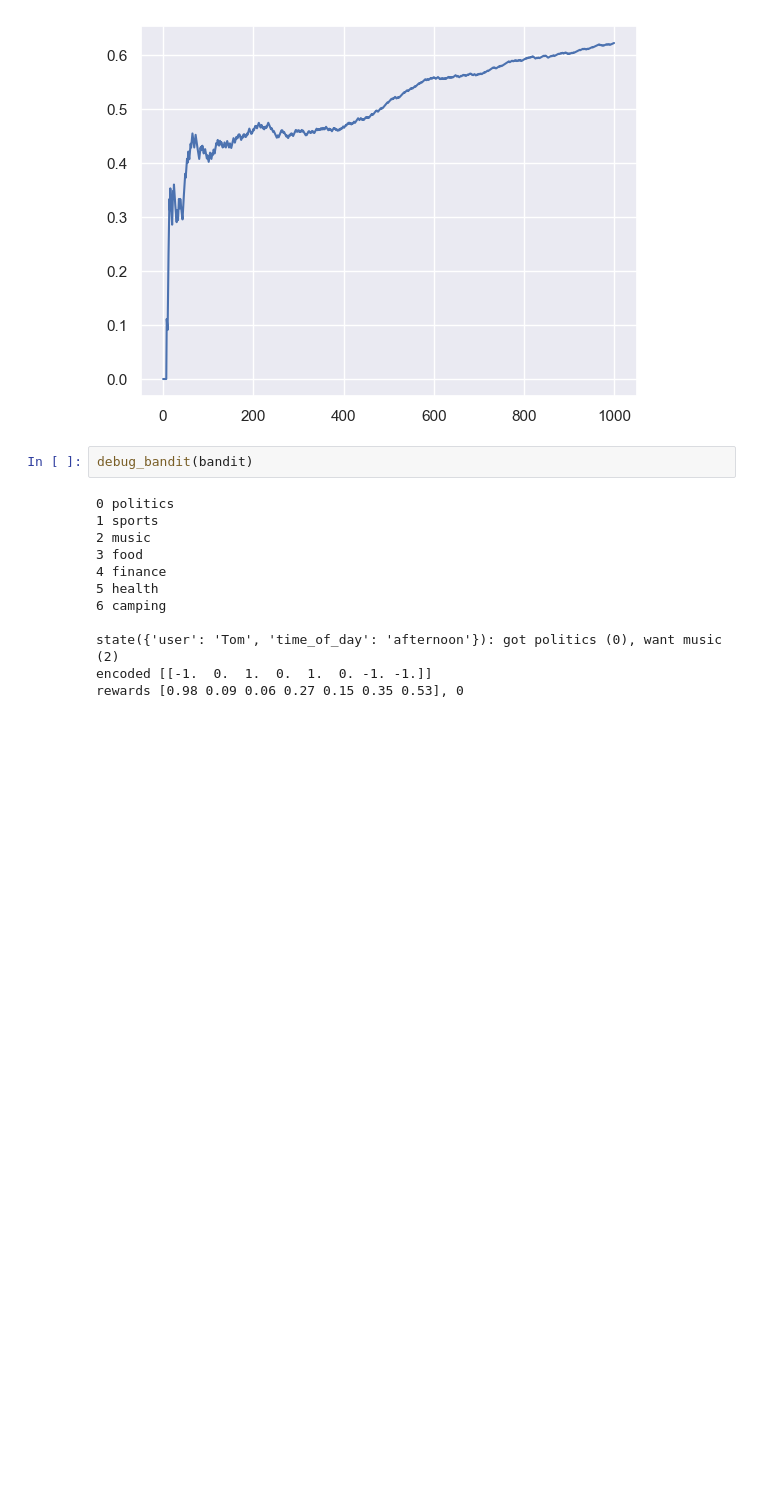
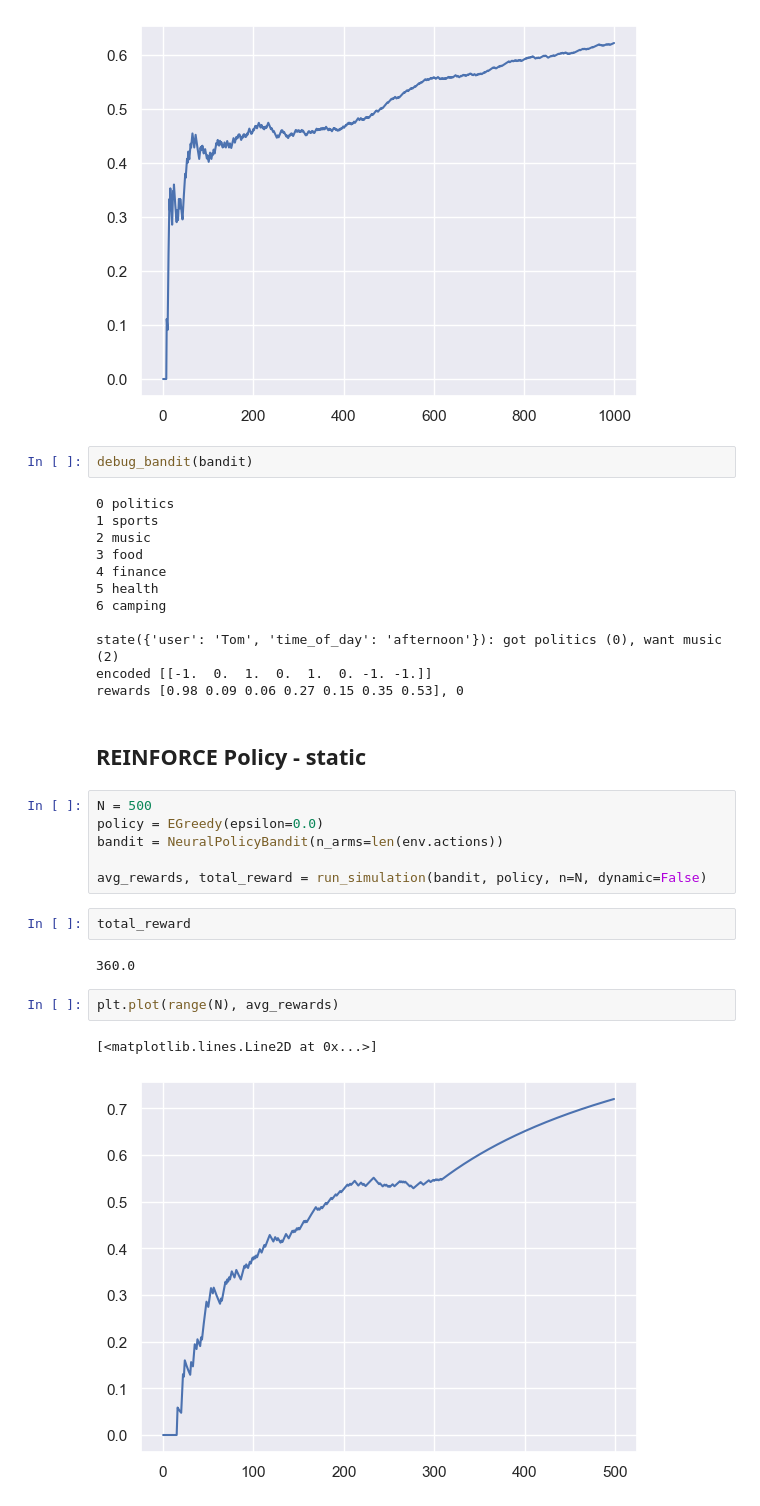
Before and after one commit to alextanhongpin/python-bandit, a Jupyter notebook: 14_keras_contextual_bandit.ipynb, the cells around one changed output. Drawn from its saved outputs; the diff is of its cells as text; blank space fills up the shorter version.

Commit message:
chore: update policy bandit

```diff
--- a/14_keras_contextual_bandit.ipynb
+++ b/14_keras_contextual_bandit.ipynb
@@ -200,3 +195,20 @@ debug_bandit(bandit)
 state({'user': 'Tom', 'time_of_day': 'afternoon'}): got politics (0), want music (2)
 encoded [[-1.  0.  1.  0.  1.  0. -1. -1.]]
 rewards [0.98 0.09 0.06 0.27 0.15 0.35 0.53], 0
+# %% [markdown]
+## REINFORCE Policy - static
+# %%
+N = 500
+policy = EGreedy(epsilon=0.0)
+bandit = NeuralPolicyBandit(n_arms=len(env.actions))
+
+avg_rewards, total_reward = run_simulation(bandit, policy, n=N, dynamic=False)
+# %%
+total_reward
+# %% [output]
+360.0
+# %%
+plt.plot(range(N), avg_rewards)
+# %% [output]
+[<matplotlib.lines.Line2D at 0x...>]
+[figure, added]
```
Also changed, not shown: parts of 7 cells of this notebook, 5 other files.
